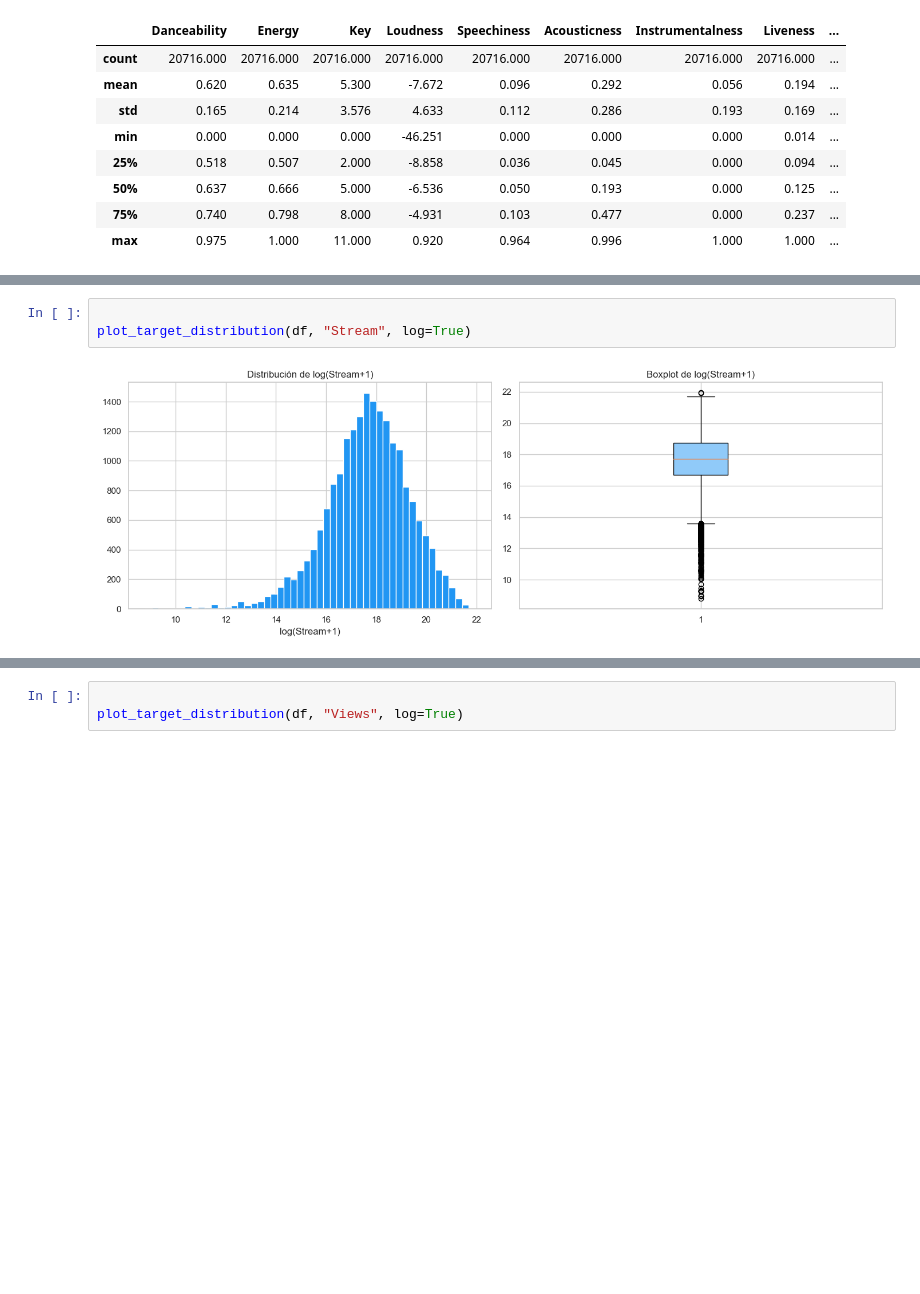
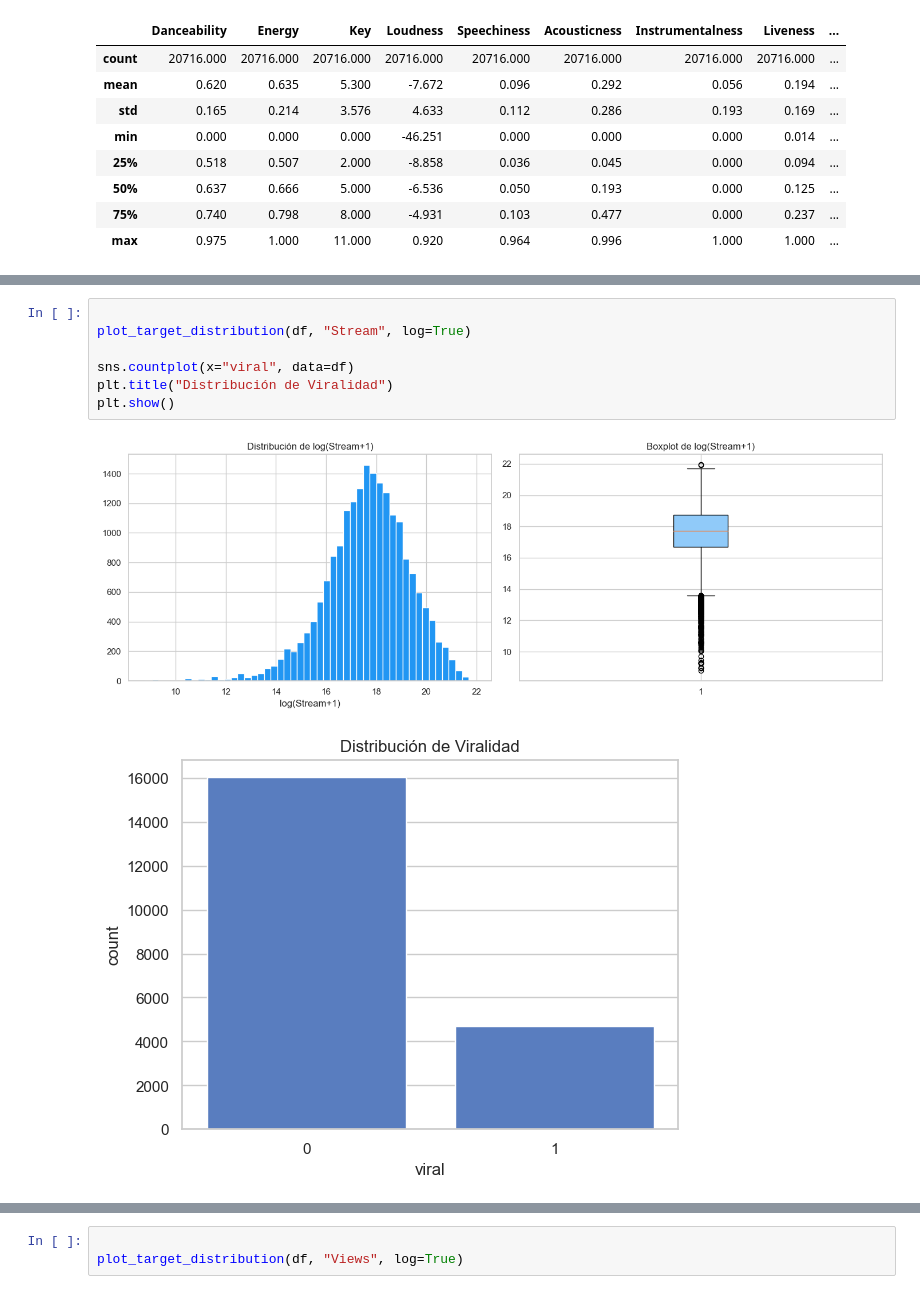
Before and after one commit to lucasrc08/Machine-Learning, a Jupyter notebook: notebooks/02_data_understanding.ipynb, the cells around one changed output, grey strips where cells are left out. Cells and saved outputs as stored; diff of their text form; blank space fills up the shorter version.

```diff
--- a/notebooks/02_data_understanding.ipynb
+++ b/notebooks/02_data_understanding.ipynb
@@ -85,5 +106,10 @@ Duration_ms             2            0.01
 # %%
 
 plot_target_distribution(df, "Stream", log=True)
+
+sns.countplot(x="viral", data=df)
+plt.title("Distribución de Viralidad")
+plt.show()
 # %% [output]
 [figure]
+[figure, added]
```
Also changed, not shown: parts of 8 cells of this notebook, 3 other files.
